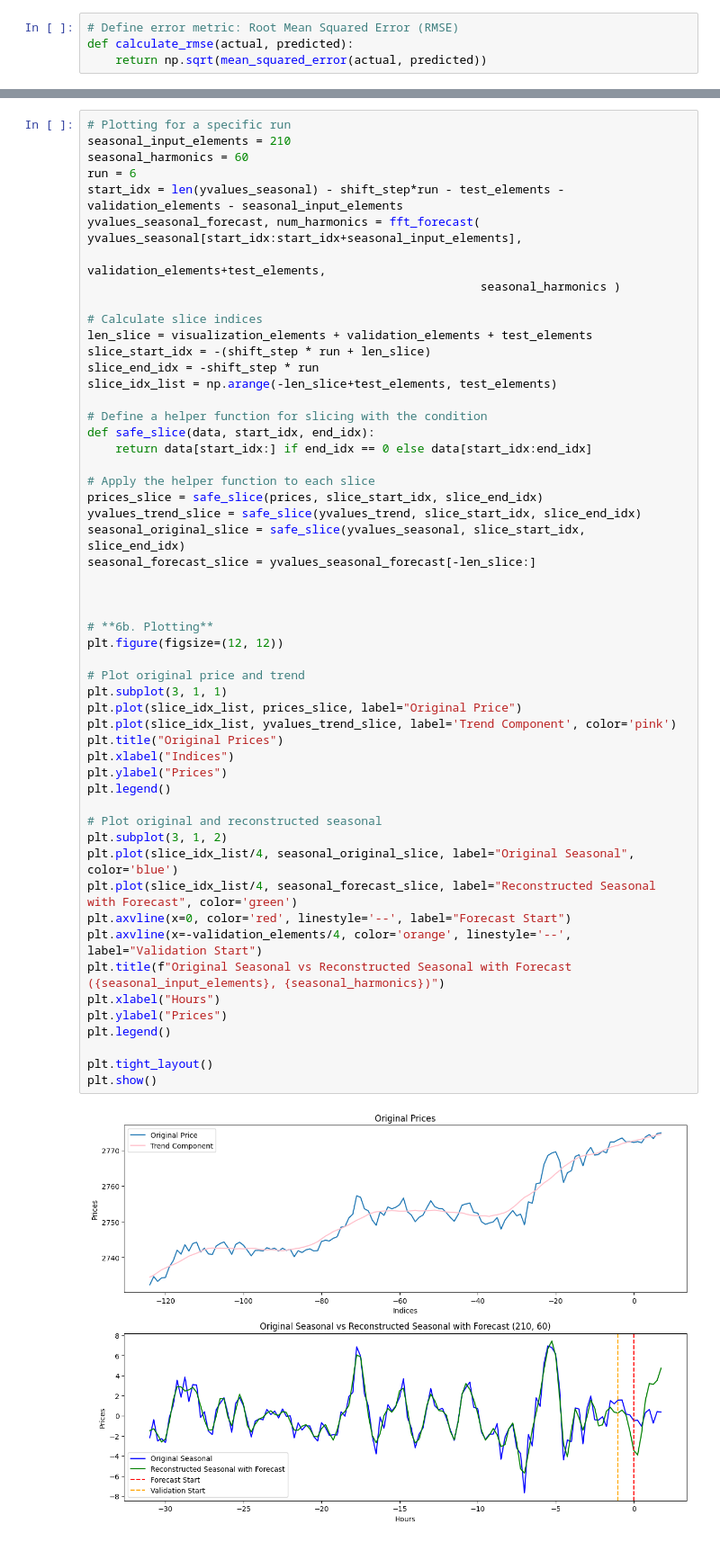
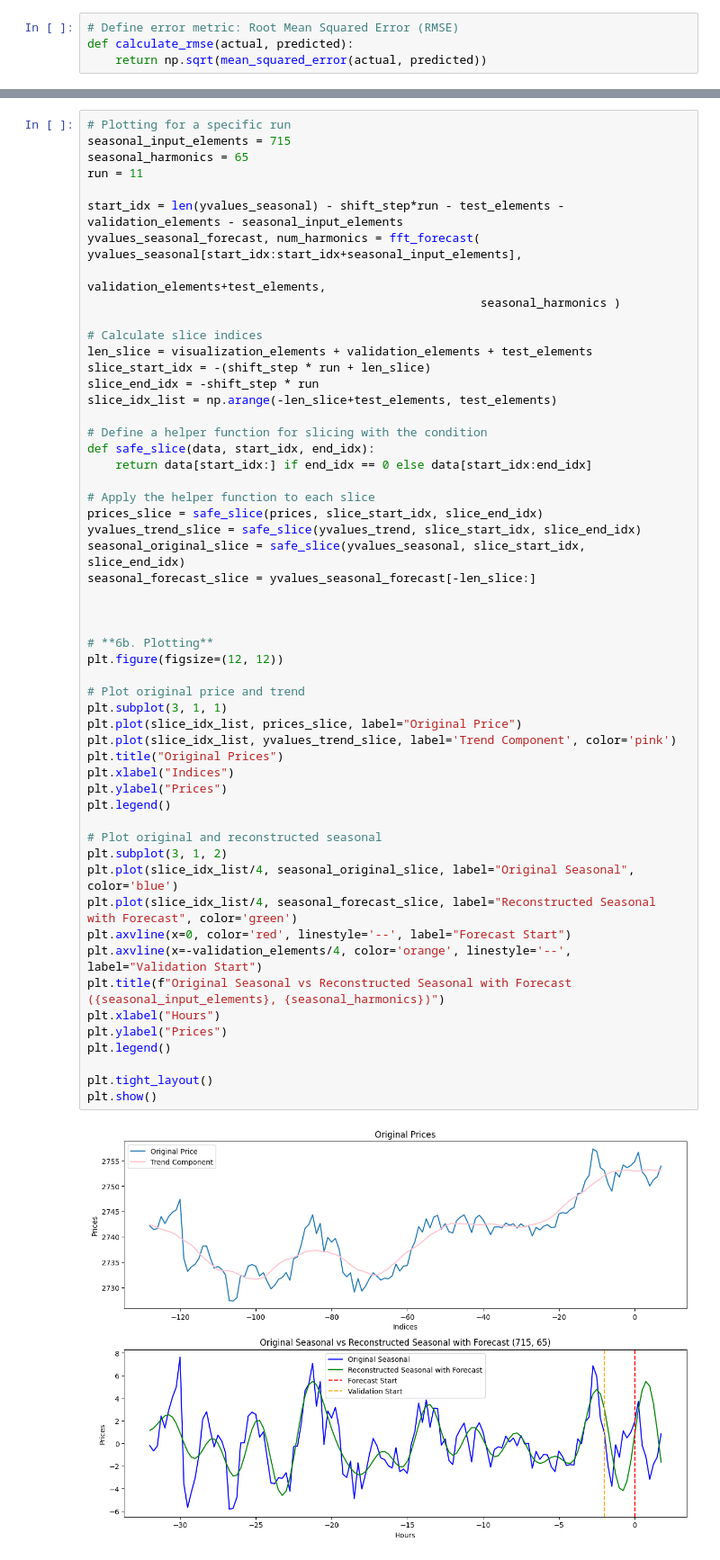
Before and after one commit to harrycslau/forex-data-fft, a Jupyter notebook: optimize_validation.ipynb, the cells around one changed output, grey strips where cells are left out. Shown at 90% size. Saved outputs shown, nothing was run; the diff lists cells and outputs as text.

```diff
--- a/optimize_validation.ipynb
+++ b/optimize_validation.ipynb
@@ -242,8 +339,9 @@ The above plots show the relationship between RMSE Validation and RMSE Test is r
 # %%
 # Plotting for a specific run
-seasonal_input_elements = 210
-seasonal_harmonics = 60
-run = 6
+seasonal_input_elements = 715
+seasonal_harmonics = 65
+run = 11
+
 start_idx = len(yvalues_seasonal) - shift_step*run - test_elements - validation_elements - seasonal_input_elements
 yvalues_seasonal_forecast, num_harmonics = fft_forecast( yvalues_seasonal[start_idx:start_idx+seasonal_input_elements],
                                                         validation_elements+test_elements,
@@ -266,31 +364,31 @@ seasonal_original_slice = safe_slice(yvalues_seasonal, slice_start_idx, slice_en
 seasonal_forecast_slice = yvalues_seasonal_forecast[-len_slice:]
 
 
 
 # **6b. Plotting**
 plt.figure(figsize=(12, 12))
 
 # Plot original price and trend
 plt.subplot(3, 1, 1)
 plt.plot(slice_idx_list, prices_slice, label="Original Price")
 plt.plot(slice_idx_list, yvalues_trend_slice, label='Trend Component', color='pink')
 plt.title("Original Prices")
 plt.xlabel("Indices")
 plt.ylabel("Prices")
 plt.legend()
 
 # Plot original and reconstructed seasonal
 plt.subplot(3, 1, 2)
 plt.plot(slice_idx_list/4, seasonal_original_slice, label="Original Seasonal", color='blue')
 plt.plot(slice_idx_list/4, seasonal_forecast_slice, label="Reconstructed Seasonal with Forecast", color='green')
 plt.axvline(x=0, color='red', linestyle='--', label="Forecast Start")
 plt.axvline(x=-validation_elements/4, color='orange', linestyle='--', label="Validation Start")
 plt.title(f"Original Seasonal vs Reconstructed Seasonal with Forecast ({seasonal_input_elements}, {seasonal_harmonics})")
 plt.xlabel("Hours")
 plt.ylabel("Prices")
 plt.legend()
 
 plt.tight_layout()
 plt.show()
 # %% [output]
-[figure, old version]
+[figure, new version]
```
Also changed, not shown: parts of 8 cells of this notebook, 1 other file.
